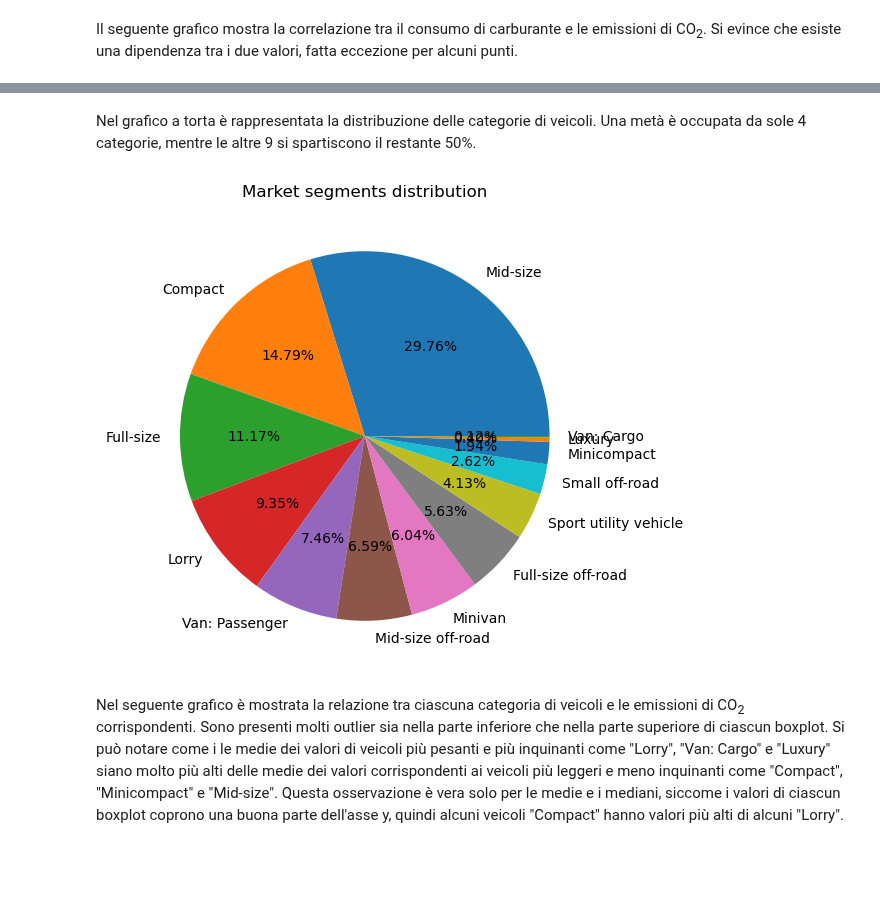
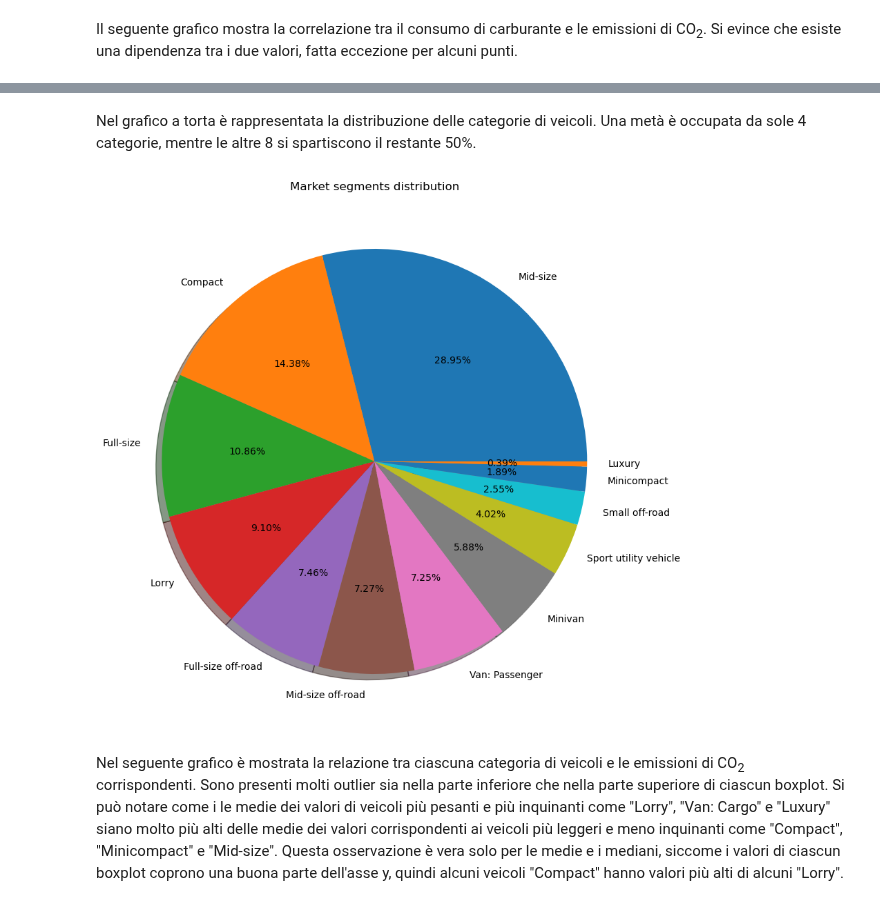
Before and after one commit to francesco-zatto/dia-project, a Jupyter notebook: car_emissions.ipynb, the cells around one changed output, grey strips where cells are left out. Cells and saved outputs as stored; diff of their text form; code cells hidden in the pictures; blank space fills up the shorter version.

Commit message:
Added comments and corrected plots

```diff
--- a/car_emissions.ipynb
+++ b/car_emissions.ipynb
@@ -561,9 +575,9 @@ spain_emissions.plot.scatter("consumption_l_100km", "emissions_gCO2_km", title="
 # %% [markdown]
-Nel grafico a torta è rappresentata la distribuzione delle categorie di veicoli. Una metà è occupata da sole 4 categorie, mentre le altre 9 si spartiscono il restante 50%.
+Nel grafico a torta è rappresentata la distribuzione delle categorie di veicoli. Una metà è occupata da sole 4 categorie, mentre le altre 8 si spartiscono il restante 50%.
 # %%
-spain_emissions["market_segment"].value_counts().plot.pie(autopct="%.2f%%", title="Market segments distribution", label="", figsize=(6,6));
+spain_emissions["market_segment"].value_counts()[:-1].plot.pie(autopct="%.2f%%", title="Market segments distribution", shadow=True, label="", figsize=(10,10));
 # %% [output]
-[figure, old version]
+[figure, new version]
 # %% [markdown]
 Nel seguente grafico è mostrata la relazione tra ciascuna categoria di veicoli e le emissioni di CO<sub>2</sub> corrispondenti. Sono presenti molti outlier sia nella parte inferiore che nella parte superiore di ciascun boxplot. Si può notare come i le medie dei valori di veicoli più pesanti e più inquinanti come "Lorry", "Van: Cargo" e "Luxury" siano molto più alti delle medie dei valori corrispondenti ai veicoli più leggeri e meno inquinanti come "Compact", "Minicompact" e "Mid-size". Questa osservazione è vera solo per le medie e i mediani, siccome i valori di ciascun boxplot coprono una buona parte dell'asse y, quindi alcuni veicoli "Compact" hanno valori più alti di alcuni "Lorry".
 # %%
```
Also changed, not shown: parts of 131 cells of this notebook.
